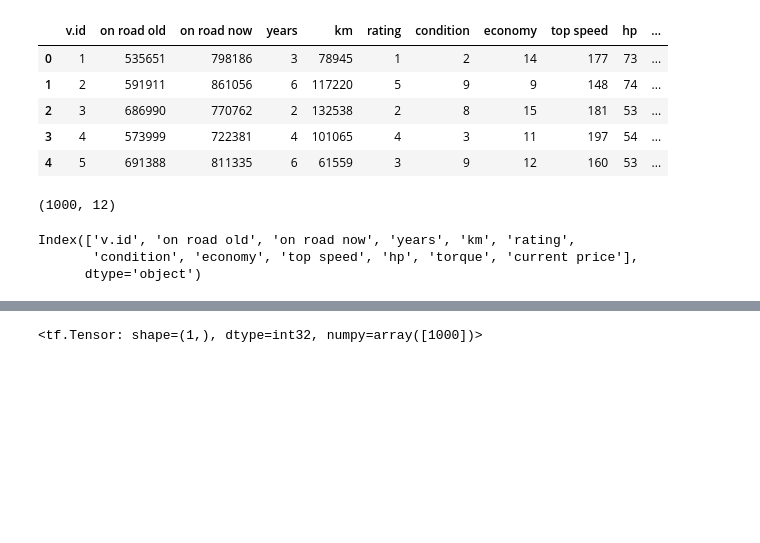
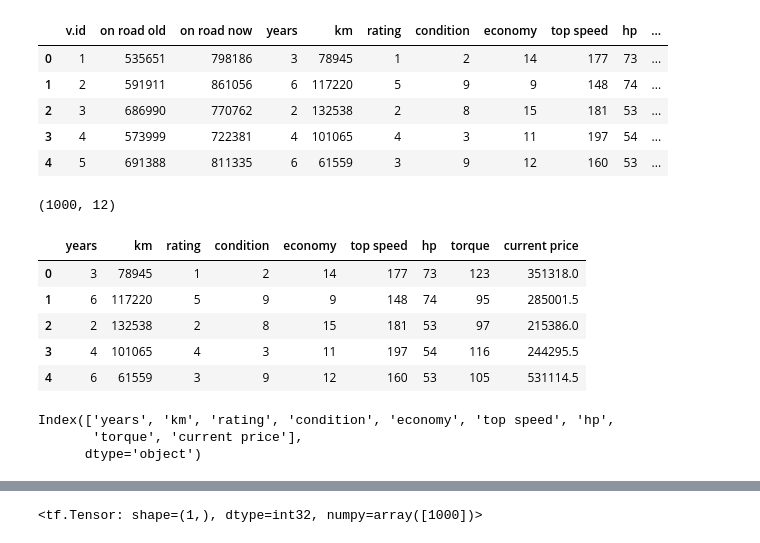
Before and after one commit to Harisudhan5/Second_Hand_Car_price_prediction, a Jupyter notebook: main.ipynb, the cells around one changed output, grey strips where cells are left out. Saved outputs shown, nothing was run; the diff lists cells and outputs as text; code cells hidden in the pictures; blank space fills up the shorter version.

```diff
--- a/main.ipynb
+++ b/main.ipynb
@@ -16,9 +20,19 @@ data.head()
 data.shape
 # %% [output]
 (1000, 12)
+# %%
+data = data.drop(["v.id","on road now","on road old"],axis = 1)
+data.head()
+# %% [output]
+|  | years | km | rating | condition | economy | top speed | hp | torque | current price |
+| 0 | 3 | 78945 | 1 | 2 | 14 | 177 | 73 | 123 | 351318.0 |
+| 1 | 6 | 117220 | 5 | 9 | 9 | 148 | 74 | 95 | 285001.5 |
+| 2 | 2 | 132538 | 2 | 8 | 15 | 181 | 53 | 97 | 215386.0 |
+| 3 | 4 | 101065 | 4 | 3 | 11 | 197 | 54 | 116 | 244295.5 |
+| 4 | 6 | 61559 | 3 | 9 | 12 | 160 | 53 | 105 | 531114.5 |
 # %%
 data.columns
 # %% [output]
-Index(['v.id', 'on road old', 'on road now', 'years', 'km', 'rating',
-       'condition', 'economy', 'top speed', 'hp', 'torque', 'current price'],
+Index(['years', 'km', 'rating', 'condition', 'economy', 'top speed', 'hp',
+       'torque', 'current price'],
       dtype='object')
```
Also changed, not shown: parts of 39 cells of this notebook, 1 other file.
